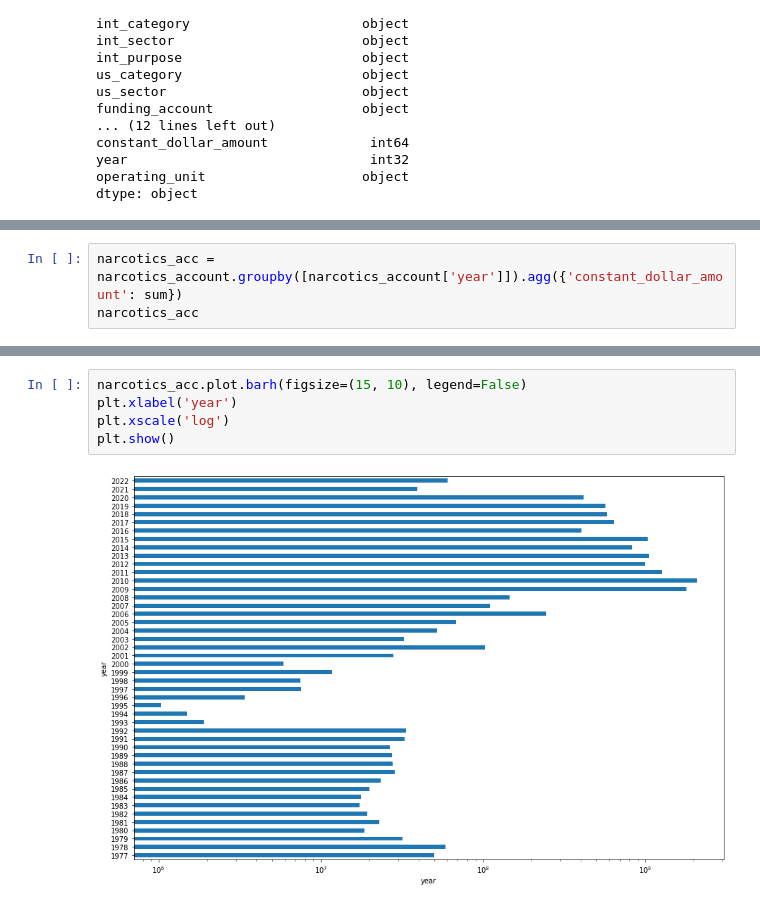
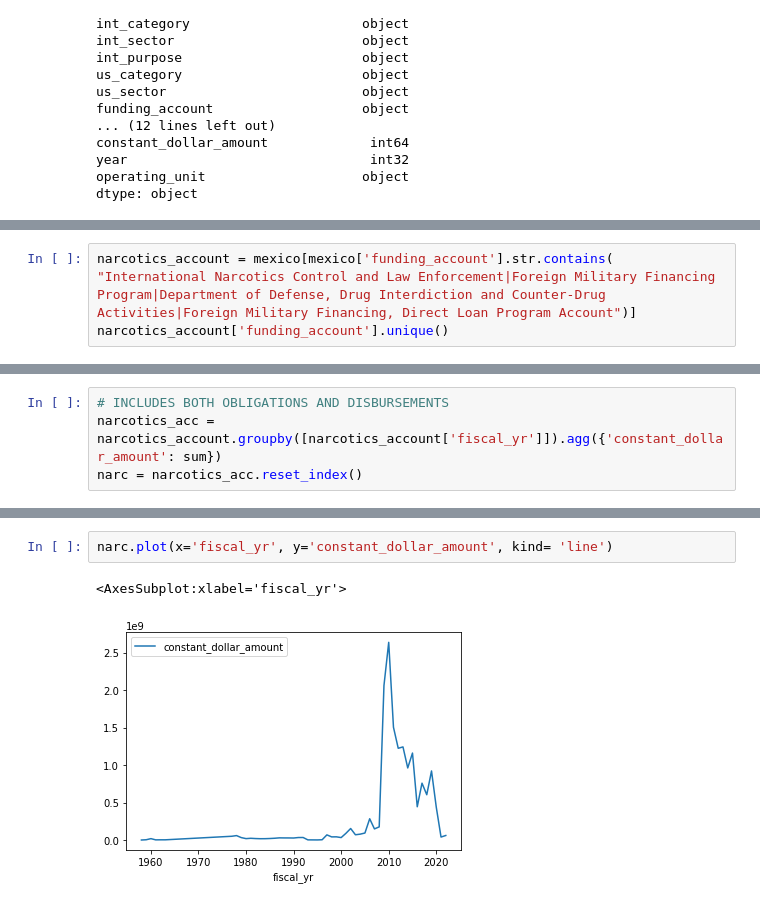
Before and after one commit to eporourke/mapping-mexico, a Jupyter notebook: notebooks/us_foreign_aid.ipynb, the cells around one changed output, grey strips where cells are left out. Saved outputs shown, nothing was run; the diff lists cells and outputs as text.

Commit message:
foreign aid csv

```diff
--- a/notebooks/us_foreign_aid.ipynb
+++ b/notebooks/us_foreign_aid.ipynb
@@ -213,0 +213,4 @@ narcotics_account.head()
+# %%
+narcotics_account = mexico[mexico['funding_account'].str.contains(
+"International Narcotics Control and Law Enforcement|Foreign Military Financing Program|Department of Defense, Drug Interdiction and Counter-Drug Activities|Foreign Military Financing, Direct Loan Program Account")]
+narcotics_account['funding_account'].unique()
@@ -223,3 +245,4 @@ narcotics_account.shape
 # %%
-narcotics_acc = narcotics_account.groupby([narcotics_account['year']]).agg({'constant_dollar_amount': sum})
-narcotics_acc
+# INCLUDES BOTH OBLIGATIONS AND DISBURSEMENTS
+narcotics_acc = narcotics_account.groupby([narcotics_account['fiscal_yr']]).agg({'constant_dollar_amount': sum})
+narc = narcotics_acc.reset_index()
@@ -245,7 +249,5 @@ narcotics_acc
 # %%
-narcotics_acc.plot.barh(figsize=(15, 10), legend=False)
-plt.xlabel('year')
-plt.xscale('log')
-plt.show()
+narc.plot(x='fiscal_yr', y='constant_dollar_amount', kind= 'line')
 # %% [output]
+<AxesSubplot:xlabel='fiscal_yr'>
-[figure, old version]
+[figure, new version]
```
Also changed, not shown: parts of 18 cells of this notebook.
